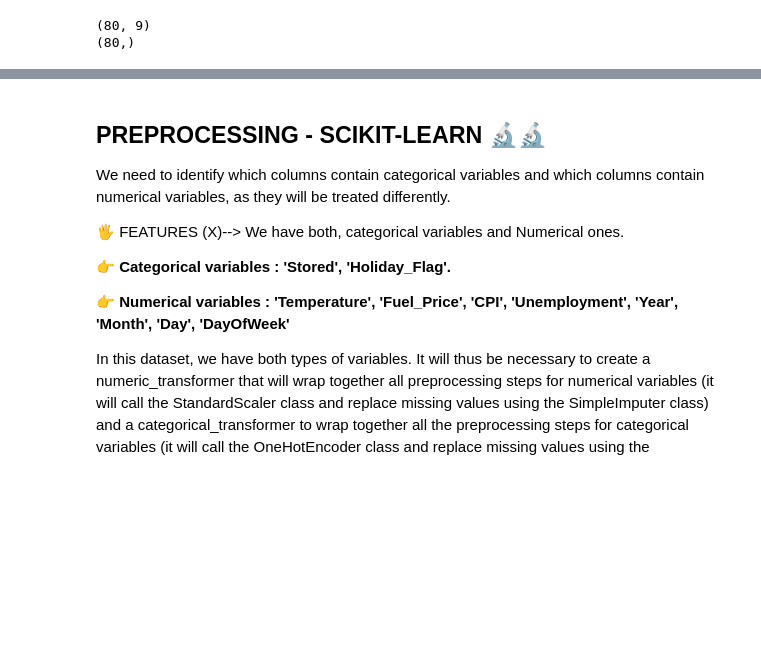
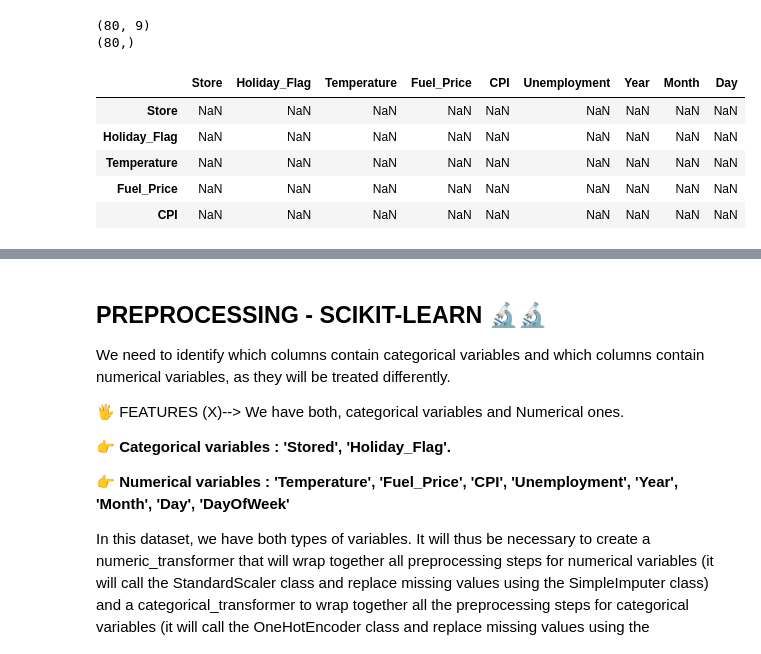
Before and after one commit to JaviPSanchez/03_IA_ML_Wallmart, a Jupyter notebook: 01-Walmart_sales.ipynb, the cells around one changed output, grey strips where cells are left out. Saved outputs shown, nothing was run; the diff lists cells and outputs as text; code cells hidden in the pictures; blank space fills up the shorter version.

```diff
--- a/01-Walmart_sales.ipynb
+++ b/01-Walmart_sales.ipynb
@@ -416,0 +428,12 @@ print(y.shape)
+# %%
+corr = X.corr()
+mask = (corr.abs() > 0.9) & (corr < 1.0)
+high_corr = corr[mask]
+high_corr.head()
+# %% [output]
+|  | Store | Holiday_Flag | Temperature | Fuel_Price | CPI | Unemployment | Year | Month | Day |
+| Store | NaN | NaN | NaN | NaN | NaN | NaN | NaN | NaN | NaN |
+| Holiday_Flag | NaN | NaN | NaN | NaN | NaN | NaN | NaN | NaN | NaN |
+| Temperature | NaN | NaN | NaN | NaN | NaN | NaN | NaN | NaN | NaN |
+| Fuel_Price | NaN | NaN | NaN | NaN | NaN | NaN | NaN | NaN | NaN |
+| CPI | NaN | NaN | NaN | NaN | NaN | NaN | NaN | NaN | NaN |
```
Also changed, not shown: parts of 55 cells of this notebook.
